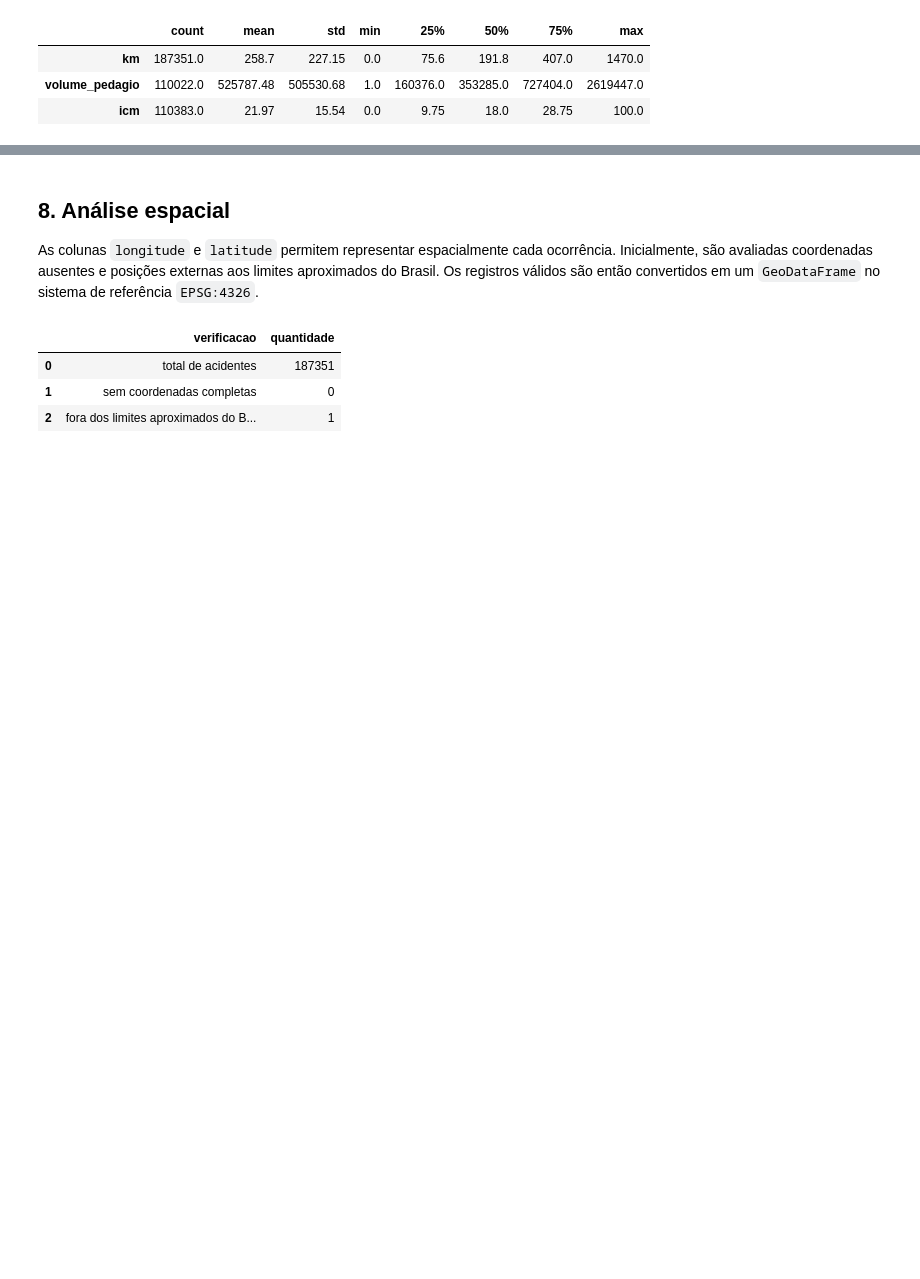
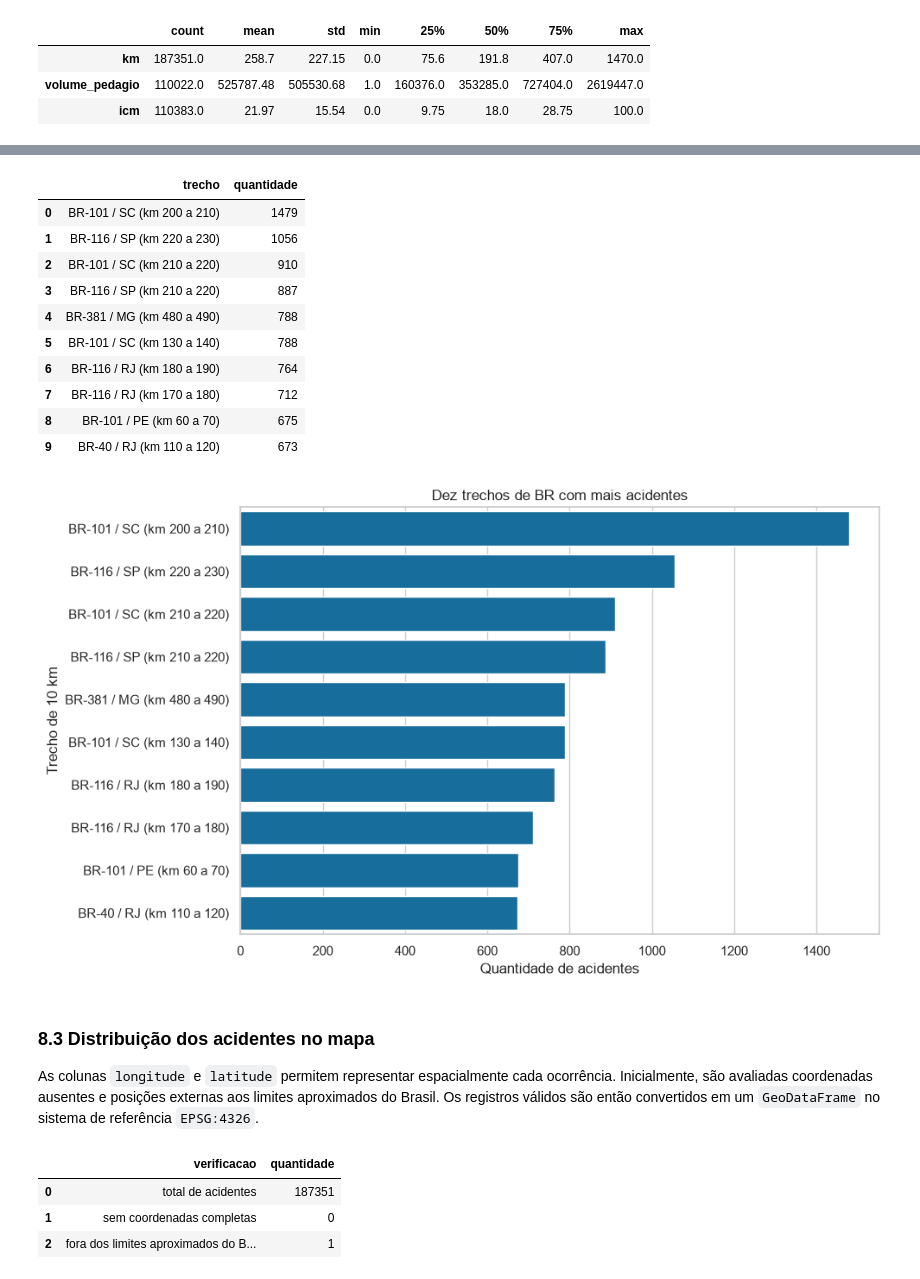
Before and after one commit to Augusto-Derlian/prf-accidents-feature-importance, a Jupyter notebook: notebooks/01_eda_classificacao_acidente.ipynb, the cells around one changed output, grey strips where cells are left out. Cells and saved outputs as stored; diff of their text form; code cells hidden in the pictures; blank space fills up the shorter version.

```diff
--- a/notebooks/01_eda_classificacao_acidente.ipynb
+++ b/notebooks/01_eda_classificacao_acidente.ipynb
@@ -328,5 +377,58 @@ display(acidentes[numericas_existentes].describe().T.round(2))
+# %%
+dados_trechos = acidentes[["uf", "br", "km"]].dropna().copy()
+dados_trechos["inicio_km"] = (dados_trechos["km"] // 10) * 10
+
+trechos_mais_acidentes = (
+    dados_trechos.groupby(["uf", "br", "inicio_km"])
+    .size()
+    .reset_index(name="quantidade")
+    .sort_values("quantidade", ascending=False)
+    .head(10)
+    .reset_index(drop=True)
+)
+trechos_mais_acidentes["fim_km"] = trechos_mais_acidentes["inicio_km"] + 10
+trechos_mais_acidentes["trecho"] = (
+    "BR-"
+    + trechos_mais_acidentes["br"].astype(str)
+    + " / "
+    + trechos_mais_acidentes["uf"]
+    + " (km "
+    + trechos_mais_acidentes["inicio_km"].astype(int).astype(str)
+    + " a "
+    + trechos_mais_acidentes["fim_km"].astype(int).astype(str)
+    + ")"
+)
+
+display(trechos_mais_acidentes[["trecho", "quantidade"]])
+
+fig, ax = plt.subplots(figsize=(10, 6))
+sns.barplot(
+    data=trechos_mais_acidentes,
+    x="quantidade",
+    y="trecho",
+    ax=ax,
+)
+ax.set_title("Dez trechos de BR com mais acidentes")
+ax.set_xlabel("Quantidade de acidentes")
+ax.set_ylabel("Trecho de 10 km")
+fig.tight_layout()
+fig.savefig(PASTA_FIGURAS / "eda_trechos_br_mais_acidentes.png", dpi=160)
+plt.show()
+# %% [output]
+|  | trecho | quantidade |
+| 0 | BR-101 / SC (km 200 a 210) | 1479 |
+| 1 | BR-116 / SP (km 220 a 230) | 1056 |
+| 2 | BR-101 / SC (km 210 a 220) | 910 |
+| 3 | BR-116 / SP (km 210 a 220) | 887 |
+| 4 | BR-381 / MG (km 480 a 490) | 788 |
+| 5 | BR-101 / SC (km 130 a 140) | 788 |
+| 6 | BR-116 / RJ (km 180 a 190) | 764 |
+| 7 | BR-116 / RJ (km 170 a 180) | 712 |
+| 8 | BR-101 / PE (km 60 a 70) | 675 |
+| 9 | BR-40 / RJ (km 110 a 120) | 673 |
+[figure, added]
 # %% [markdown]
-## 8. Análise espacial
+### 8.3 Distribuição dos acidentes no mapa
 
 As colunas `longitude` e `latitude` permitem representar espacialmente cada ocorrência. Inicialmente, são avaliadas coordenadas ausentes e posições externas aos limites aproximados do Brasil. Os registros válidos são então convertidos em um `GeoDataFrame` no sistema de referência `EPSG:4326`.
 # %%
```
Also changed, not shown: parts of 3 cells of this notebook, 1 other file.
